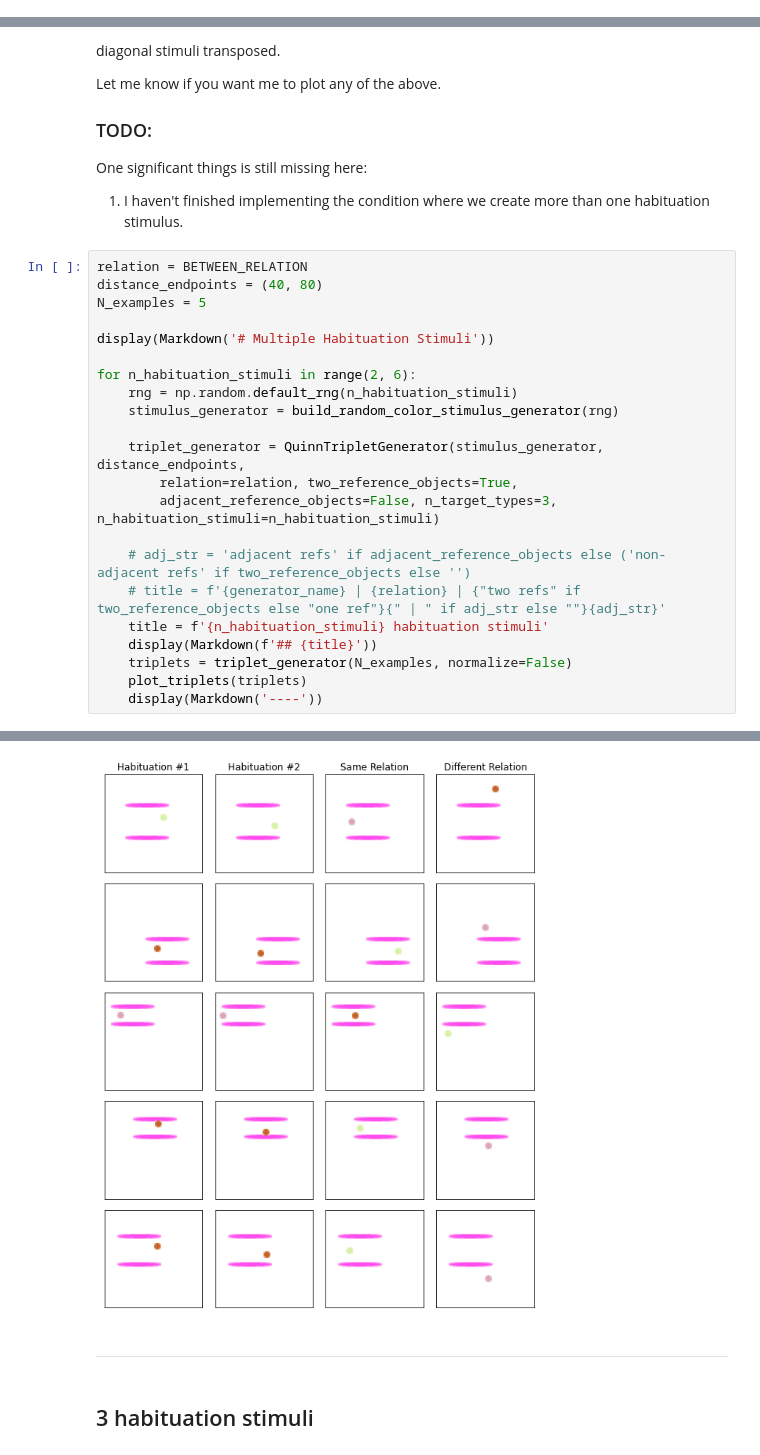
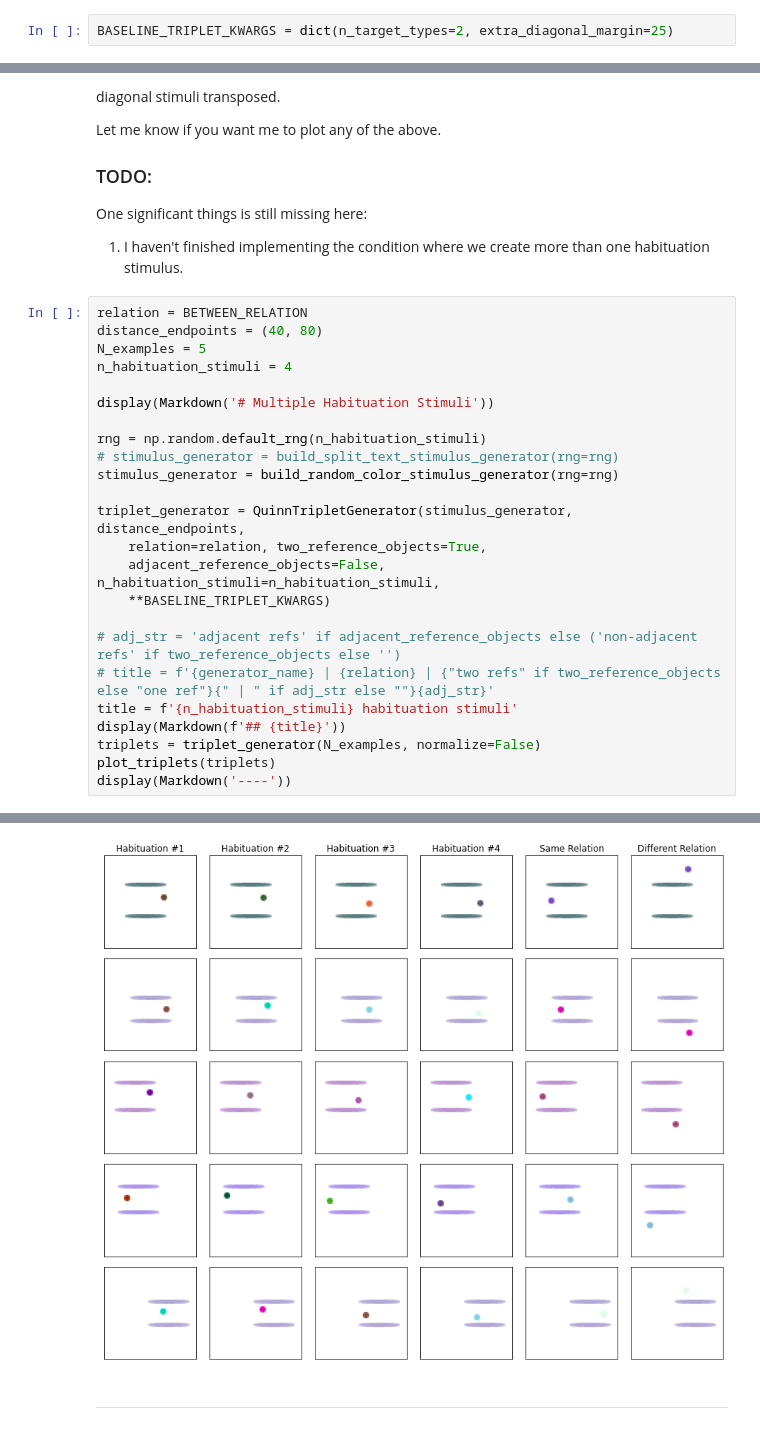
Before and after one commit to guydav/simple-relational-reasoning, a Jupyter notebook: notebooks/QuinnStimuliDemo.ipynb, the cells around one changed output, grey strips where cells are left out. Cells and saved outputs as stored; diff of their text form.

```diff
--- a/notebooks/QuinnStimuliDemo.ipynb
+++ b/notebooks/QuinnStimuliDemo.ipynb
@@ -68,6 +68,8 @@ def create_stimulus_generators_and_names(names=GENERATOR_NAMES, seed=None, **kwa
     )
 
     return zip(generators, names)
+# %%
+BASELINE_TRIPLET_KWARGS = dict(n_target_types=2, extra_diagonal_margin=25)
 # %% [markdown]
 # Stimulus conditions we have
 * Above/below
@@ -207,23 +204,25 @@ One significant things is still missing here:
 relation = BETWEEN_RELATION
 distance_endpoints = (40, 80)
 N_examples = 5
+n_habituation_stimuli = 4
 
 display(Markdown('# Multiple Habituation Stimuli'))
 
-for n_habituation_stimuli in range(2, 6):
-    rng = np.random.default_rng(n_habituation_stimuli)
-    stimulus_generator = build_random_color_stimulus_generator(rng)
+rng = np.random.default_rng(n_habituation_stimuli)
+# stimulus_generator = build_split_text_stimulus_generator(rng=rng)
+stimulus_generator = build_random_color_stimulus_generator(rng=rng)
 
-    triplet_generator = QuinnTripletGenerator(stimulus_generator, distance_endpoints,
-        relation=relation, two_reference_objects=True,
-        adjacent_reference_objects=False, n_target_types=3, n_habituation_stimuli=n_habituation_stimuli)
+triplet_generator = QuinnTripletGenerator(stimulus_generator, distance_endpoints,
+    relation=relation, two_reference_objects=True,
+    adjacent_reference_objects=False, n_habituation_stimuli=n_habituation_stimuli,
+    **BASELINE_TRIPLET_KWARGS)
 
-    # adj_str = 'adjacent refs' if adjacent_reference_objects else ('non-adjacent refs' if two_reference_objects else '')
-    # title = f'{generator_name} | {relation} | {"two refs" if two_reference_objects else "one ref"}{" | " if adj_str else ""}{adj_str}'
-    title = f'{n_habituation_stimuli} habituation stimuli'
-    display(Markdown(f'## {title}'))
-    triplets = triplet_generator(N_examples, normalize=False)
-    plot_triplets(triplets)
-    display(Markdown('----'))
+# adj_str = 'adjacent refs' if adjacent_reference_objects else ('non-adjacent refs' if two_reference_objects else '')
+# title = f'{generator_name} | {relation} | {"two refs" if two_reference_objects else "one ref"}{" | " if adj_str else ""}{adj_str}'
+title = f'{n_habituation_stimuli} habituation stimuli'
+display(Markdown(f'## {title}'))
+triplets = triplet_generator(N_examples, normalize=False)
+plot_triplets(triplets)
+display(Markdown('----'))
 # %% [output]
 # Multiple Habituation Stimuli
@@ -231,3 +230,2 @@ for n_habituation_stimuli in range(2, 6):
-[figure, old version]
+[figure, new version]
 ----
-## 3 habituation stimuli
```
Also changed, not shown: parts of 5 cells of this notebook, 4 other files.
